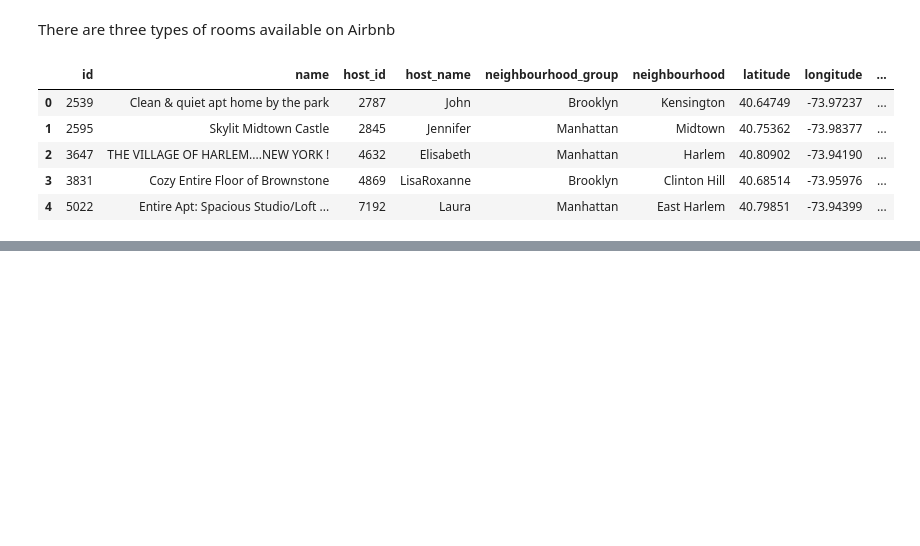
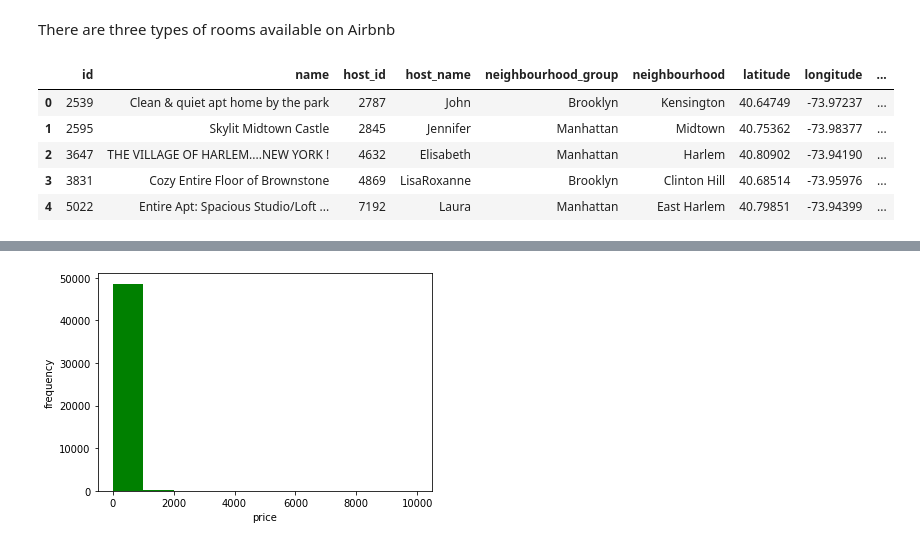
Before and after one commit to m123m12/Airbnb-Booking-Analysis, a Jupyter notebook: Copy_of_Airbnb_Bookings_Analysis_Capstone_Project.ipynb, the cells around one changed output, grey strips where cells are left out. Cells and saved outputs as stored; diff of their text form; code cells hidden in the pictures; blank space fills up the shorter version.

```diff
--- a/Copy_of_Airbnb_Bookings_Analysis_Capstone_Project.ipynb
+++ b/Copy_of_Airbnb_Bookings_Analysis_Capstone_Project.ipynb
@@ -152,0 +156,8 @@ plt.show
+# %%
+x= np.random.normal(list(airbnb_data["price"]))
+plt.hist(x,color='green')
+plt.xlabel('price')
+plt.ylabel("frequency")
+plt.show()
+# %% [output]
+[figure, added]
```
Also changed, not shown: parts of 3 cells of this notebook.
